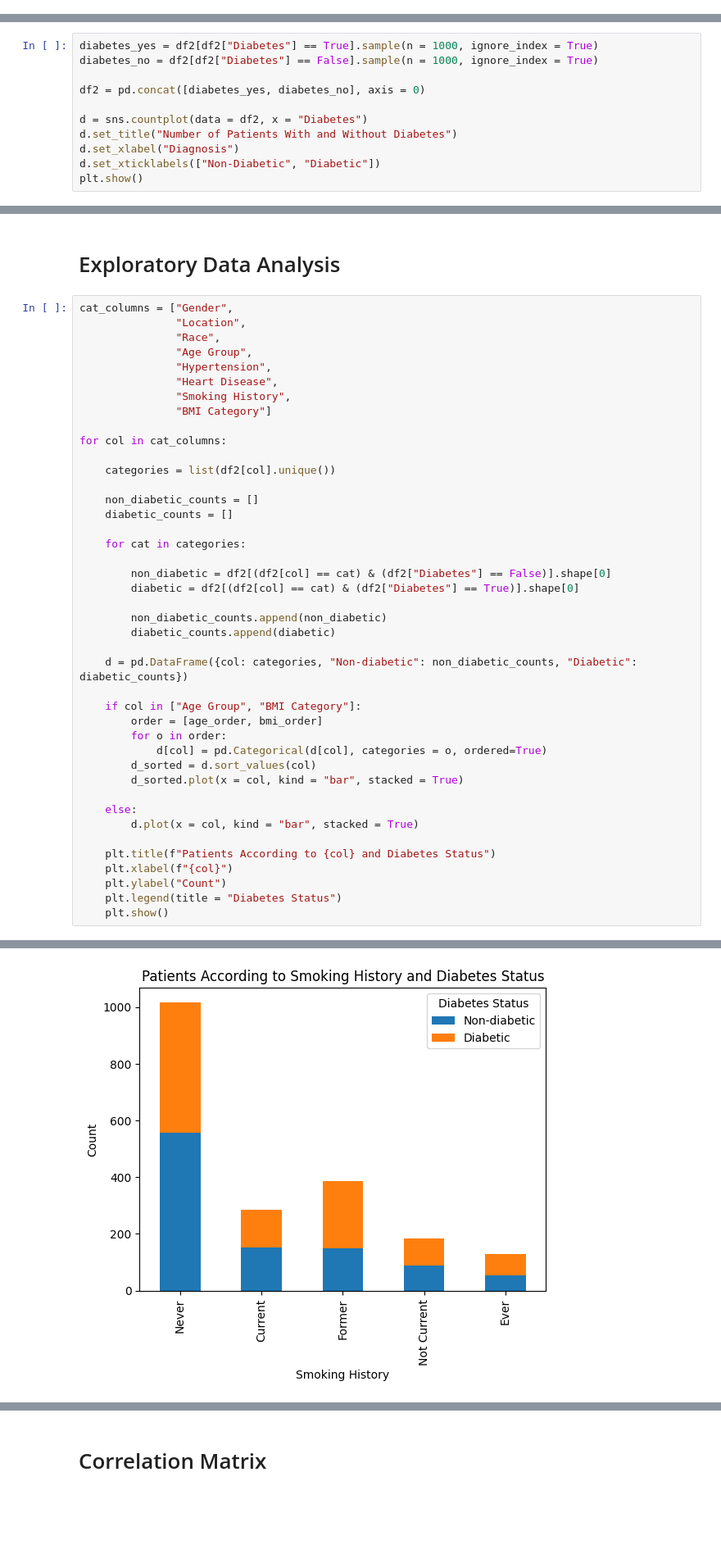
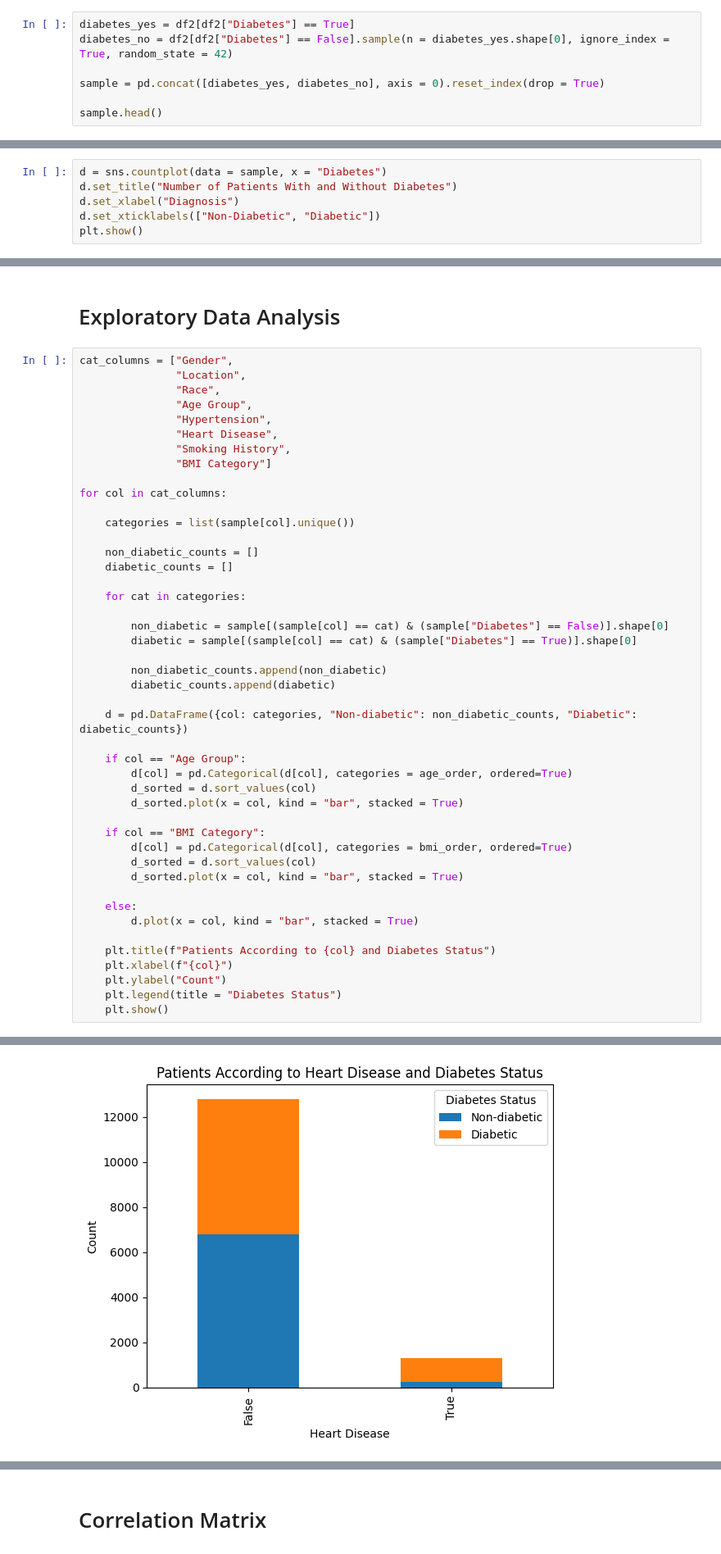
Before and after one commit to ayla011/diabetes_prediction_model, a Jupyter notebook: Who's_at_Risk_of_Diabetes?_(with_Prediction_Model).ipynb, the cells around one changed output, grey strips where cells are left out. Shown at 82% size. Cells and saved outputs as stored; diff of their text form; blank space fills up the shorter version.

```diff
--- a/Who's_at_Risk_of_Diabetes?_(with_Prediction_Model).ipynb
+++ b/Who's_at_Risk_of_Diabetes?_(with_Prediction_Model).ipynb
@@ -208,3 +217,10 @@ df2.head()
 | 2 | 2015 | Male | Other | 0-18 | 18.0 | Alabama | False | False | Never | ... |
 | 3 | 2015 | Male | Caucasian | 35-44 | 41.0 | Alabama | False | False | Never | ... |
 | 4 | 2016 | Female | African-American | 45-54 | 52.0 | Alabama | False | False | Never | ... |
+# %%
+diabetes_yes = df2[df2["Diabetes"] == True]
+diabetes_no = df2[df2["Diabetes"] == False].sample(n = diabetes_yes.shape[0], ignore_index = True, random_state = 42)
+
+sample = pd.concat([diabetes_yes, diabetes_no], axis = 0).reset_index(drop = True)
+
+sample.head()
@@ -211,10 +234,5 @@ df2.head()
 # %%
-diabetes_yes = df2[df2["Diabetes"] == True].sample(n = 1000, ignore_index = True)
-diabetes_no = df2[df2["Diabetes"] == False].sample(n = 1000, ignore_index = True)
-
-df2 = pd.concat([diabetes_yes, diabetes_no], axis = 0)
-
-d = sns.countplot(data = df2, x = "Diabetes")
+d = sns.countplot(data = sample, x = "Diabetes")
 d.set_title("Number of Patients With and Without Diabetes")
 d.set_xlabel("Diagnosis")
 d.set_xticklabels(["Non-Diabetic", "Diabetic"])
@@ -255,25 +273,28 @@ cat_columns = ["Gender",
 
 for col in cat_columns:
 
-    categories = list(df2[col].unique())
+    categories = list(sample[col].unique())
 
     non_diabetic_counts = []
     diabetic_counts = []
 
     for cat in categories:
 
-        non_diabetic = df2[(df2[col] == cat) & (df2["Diabetes"] == False)].shape[0]
-        diabetic = df2[(df2[col] == cat) & (df2["Diabetes"] == True)].shape[0]
+        non_diabetic = sample[(sample[col] == cat) & (sample["Diabetes"] == False)].shape[0]
+        diabetic = sample[(sample[col] == cat) & (sample["Diabetes"] == True)].shape[0]
 
         non_diabetic_counts.append(non_diabetic)
         diabetic_counts.append(diabetic)
 
     d = pd.DataFrame({col: categories, "Non-diabetic": non_diabetic_counts, "Diabetic": diabetic_counts})
 
-    if col in ["Age Group", "BMI Category"]:
-        order = [age_order, bmi_order]
-        for o in order:
-            d[col] = pd.Categorical(d[col], categories = o, ordered=True)
+    if col == "Age Group":
+        d[col] = pd.Categorical(d[col], categories = age_order, ordered=True)
+        d_sorted = d.sort_values(col)
+        d_sorted.plot(x = col, kind = "bar", stacked = True)
+
+    if col == "BMI Category":
+        d[col] = pd.Categorical(d[col], categories = bmi_order, ordered=True)
         d_sorted = d.sort_values(col)
         d_sorted.plot(x = col, kind = "bar", stacked = True)
 
@@ -295 +316 @@ for col in cat_columns:
-[figure, old version]
+[figure, new version]
```
Also changed, not shown: parts of 20 cells of this notebook.
